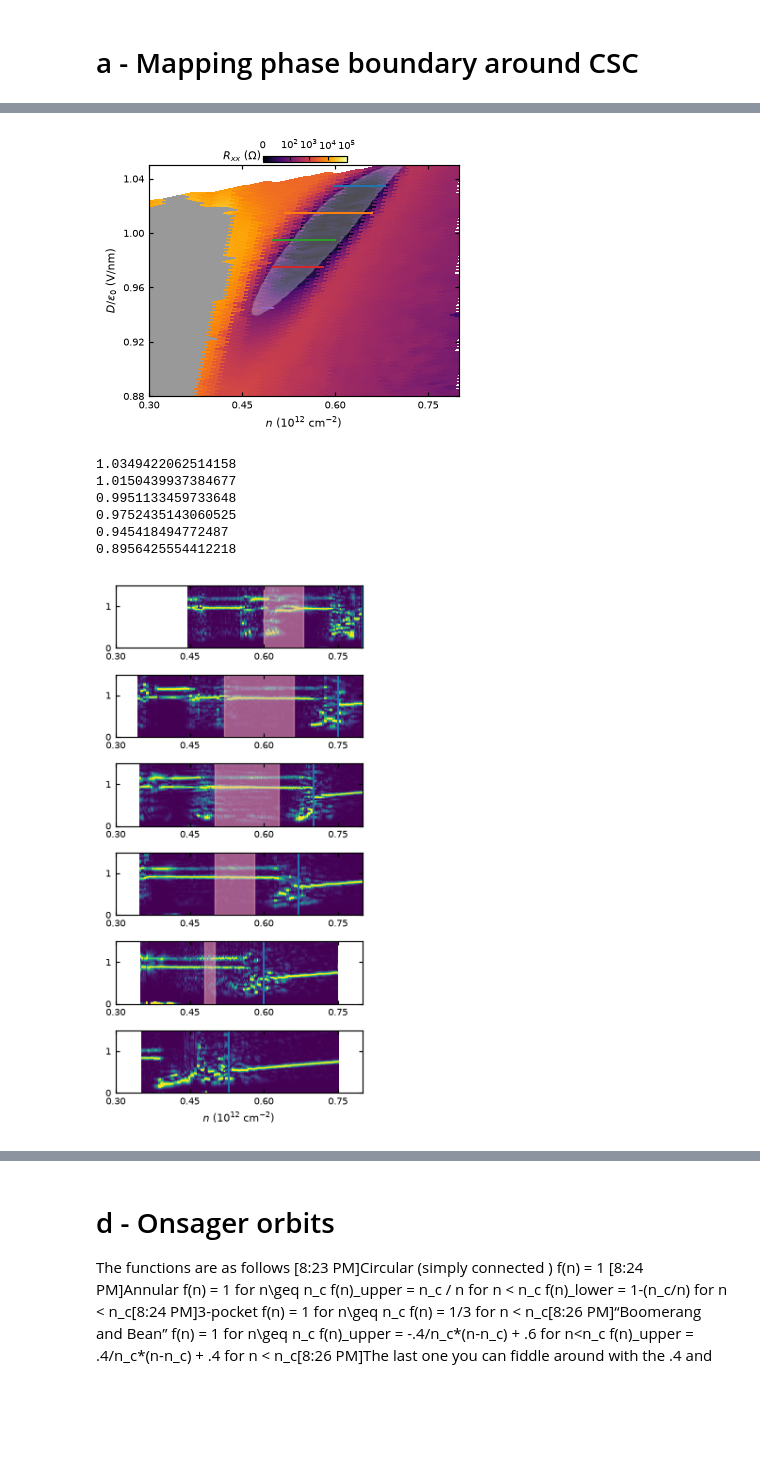
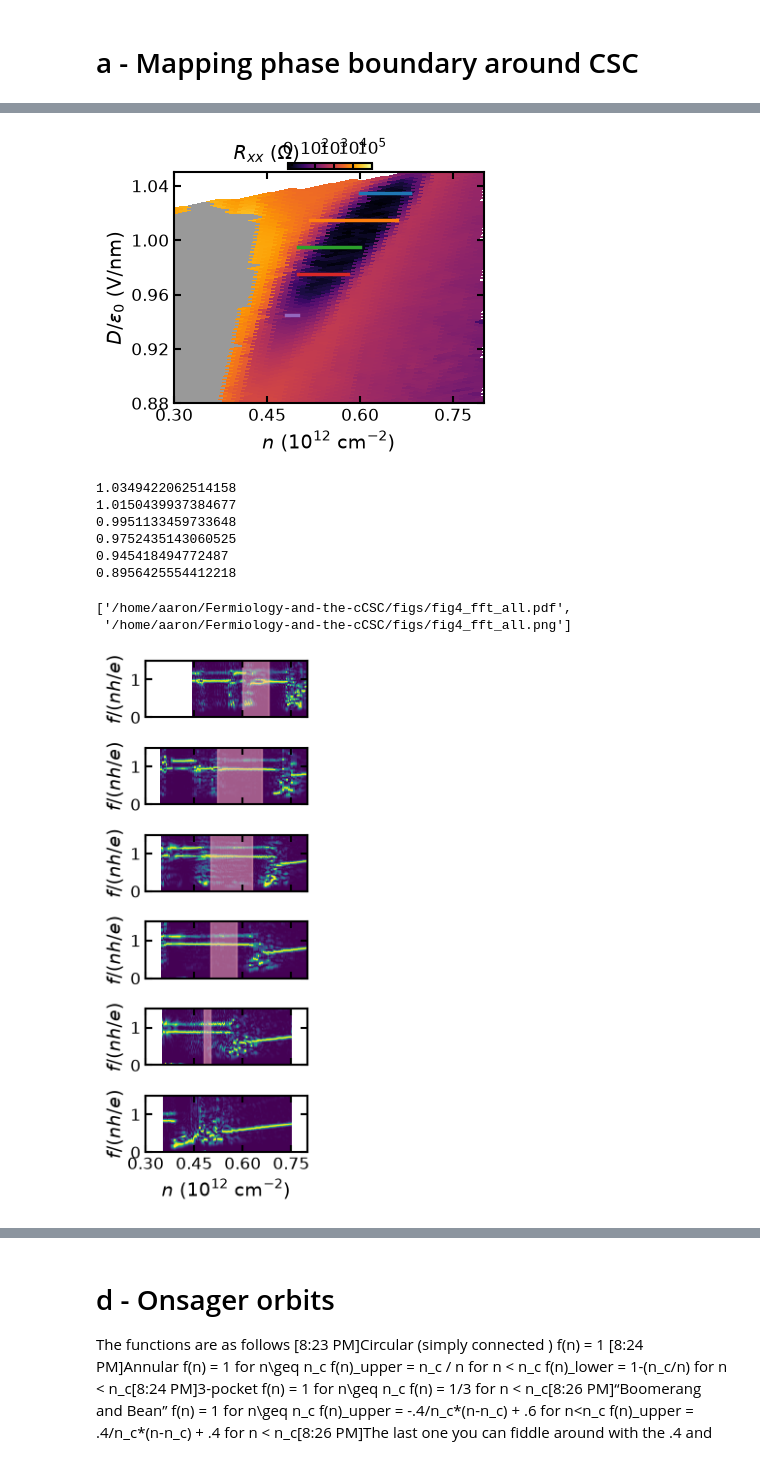
Before and after one commit to sharpelab/Fermiology-and-the-cCSC, a Jupyter notebook: fig4/fig4.ipynb, the cells around one changed output, grey strips where cells are left out. Drawn from its saved outputs; the diff is of its cells as text; code cells hidden in the pictures; blank space fills up the shorter version.

```diff
--- a/fig4/fig4.ipynb
+++ b/fig4/fig4.ipynb
@@ -349,7 +349,7 @@ def plot_csc_gatemap_1479(ax, norm, cmap="viridis", interpolate=False):
             plot = ax.pcolormesh(xs, ys, zs, norm=norm, cmap=cmap, rasterized=True, lw=0, shading="auto")
 
             finite = np.isfinite(I)
-            mask = np.abs(I) < 0.9 * np.nanmax(I)
+            mask = np.abs(I) < 0.8 * np.nanmax(I)
             zs_m = np.ma.array(np.ones(zs.shape), mask=~mask  | ~finite)
             gray_cmap = colors.ListedColormap(["0.6"])
             ax.pcolormesh(xs, ys, zs_m, cmap=gray_cmap, shading="auto", rasterized=True, lw=0)
@@ -393,4 +393,5 @@ cb = plt.colorbar(plot, cax=cax, ticks=SymmetricalLogLocator(base=10, linthresh=
 cb.ax.set_xlabel(r'$R_{xx}$ ($\Omega$)', labelpad=-15, x=-0.25)
 cb.ax.xaxis.set_ticks_position('top')      # put ticks at the top#
 cb.ax.xaxis.set_label_position('top')
+save_fig(fig, "fig4_gatemap_1479")
 # %% [output]
@@ -546,7 +549,7 @@ patch = smooth_boundary(
         ls="--",
         zorder = 2
         )
-ax.add_patch(patch)
+# ax.add_patch(patch)
 
 
 sc_ranges = [
@@ -562,7 +565,7 @@ Ds = [1.035,1.015, 0.995, 0.975, 0.945, 0.895]
 for ind, D in enumerate(Ds):
     ax.plot([sc_ranges[ind][0], sc_ranges[ind][1]], [D, D])
 # %% [output]
-[figure, old version]
+[figure, new version]
 # %%
 def plot_fft(fig, ax, norm, cmap, file):
     analyzer = Lf_analysis(file, contact=2)
@@ -580,7 +583,7 @@ def plot_fft(fig, ax, norm, cmap, file):
     norm_psds = np.array([p/(p[int(norm_skip_fraction*psds.T[0].shape[0]):].max()) for p in psds.T])
     plot = ax.pcolormesh(xs_repeated, unnorm_freqs, norm_psds.T, norm=norm, cmap=cmap, rasterized=True, lw=0)
     #ax.set_xlabel(r'$n$ ($10^{12}$ cm$^{-2}$)')
-    #ax.set_ylabel(r'$f/(nh/e)$')
+    ax.set_ylabel(r'$f/(nh/e)$')
     ax.set_ylim(0, 1.5)
     ax.set_yticks([0, 1])
     ax.set_xlim(0.3, 0.8)
@@ -590,37 +593,42 @@ def plot_fft(fig, ax, norm, cmap, file):
 
 
 file_ids = [1885, 1957, 1840, 1958, 1886, 1888]
-fig, axarr = plt.subplots(6, 1, figsize=(3, 1*6))
+fig, axarr = plt.subplots(6, 1, figsize=(3, 1*6), sharex=True)  # sharex hides inner x-tick labels
 norm = colors.SymLogNorm(linthresh=1, vmin=0, vmax=1)
 cqm_boundary = [0.8, 0.75, 0.7, 0.67, 0.6, 0.53]
 for ind, ax in enumerate(axarr):
     plot_fft(fig, ax, norm, "viridis", file_ids[ind])
-    ax.axvline(cqm_boundary[ind])
+    # ax.axvline(cqm_boundary[ind])
 axarr[-1].set_xlabel(r'$n$ ($10^{12}$ cm$^{-2}$)')
 
 
 sc_ranges = [
 (0.60, 0.68),
 (0.52, 0.66),
 (0.50, 0.63),
 (0.50, 0.58),
 (0.48, 0.50),
 (0.42, 0.42),
 ]
 
 for ind, (n_lo, n_hi) in enumerate(sc_ranges):
     # skip last one
     if ind != len(sc_ranges) - 1:
         axarr[ind].axvspan(n_lo, n_hi, color="lightpink", alpha=0.5, zorder=1)
+for ax in axarr:
+    ax.set_box_aspect(0.35)  # pin panel shape so removing tick labels doesn't distort it (tune)
 plt.tight_layout()
+save_fig(fig, "fig4_fft_all")
 # %% [output]
 1.0349422062514158
 1.0150439937384677
 0.9951133459733648
 0.9752435143060525
 0.945418494772487
 0.8956425554412218
+['/home/aaron/Fermiology-and-the-cCSC/figs/fig4_fft_all.pdf',
+ '/home/aaron/Fermiology-and-the-cCSC/figs/fig4_fft_all.png']
-[figure, old version]
+[figure, new version]
 # %%
 from matplotlib.path import Path
 ## cartoon of phase boundaries
```
Also changed, not shown: parts of 4 cells of this notebook, 1 other file.
